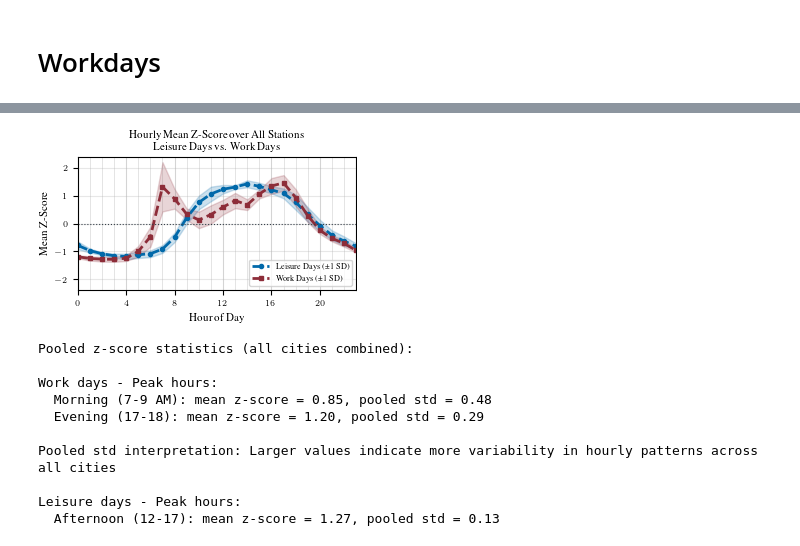
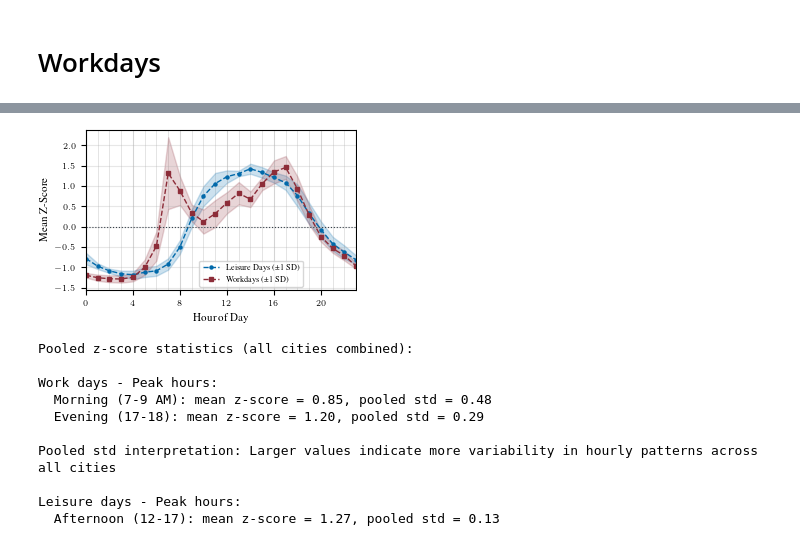
Before and after one commit to lohrynn/tuecycle, a Jupyter notebook: exp/regression.ipynb, the cells around one changed output, grey strips where cells are left out. Saved outputs shown, nothing was run; the diff lists cells and outputs as text; code cells hidden in the pictures.

```diff
--- a/exp/regression.ipynb
+++ b/exp/regression.ipynb
@@ -14,7 +14,7 @@ LEISURE_HOURS = list(range(10, 19))
 MAXLAGS = 8
 
 RAIN_INCREMENT_MM = 1  # Effect per x mm increase in precipitation
-TEMP_INCREMENT_C = 2.5   # Effect per x °C increase in temperature
+TEMP_INCREMENT_C = 5   # Effect per x °C increase in temperature
 
 # Stations to load
 STATIONS = [station for station in list_stations_with_weather()]
@@ -1242,8 +1171,8 @@ fig.savefig("city_ranking_leisure_vs_work.pdf")
 # %%
 # Precipitation effects: Leisure vs Work (overlapping bars)
-plt.rcParams.update(bundles.icml2024(column="half", nrows=1, ncols=1))
+plt.rcParams.update(bundles.icml2024(column="half", nrows=2, ncols=1))
 
-fig, ax = plt.subplots(figsize=(6, 4))
+fig, ax = plt.subplots()
 
 # Bar heights
 bar_height_leisure = 0.7
@@ -1266,13 +1195,12 @@ work_rain_xerr = np.vstack([work_rain - work_rain_lower, work_rain_upper - work_
 
 ax.set_yticks(y_pos)
 ax.set_yticklabels(cities_names)
-ax.set_xlabel("Effect on bike counts (\%)")
-ax.set_title("Precipitation Effect (per 1 mm)")
+ax.set_xlabel("Effect on Bike Counts (\%) per 1 mm Increase in Precipitation")
 ax.axvline(0, color=tue_dark, linewidth=0.8)
 ax.legend(loc="upper left")
 
 plt.tight_layout()
 plt.show()
 
-fig.savefig("city_ranking_precipitation_leisure_vs_work.pdf")
+fig.savefig("city_ranking_precipitation_leisure_vs_work.pdf", bbox_inches='tight')
 # %% [output]
@@ -1280,8 +1208,8 @@ fig.savefig("city_ranking_precipitation_leisure_vs_work.pdf")
 # %%
 # Temperature effects: Leisure vs Work (overlapping bars)
-plt.rcParams.update(bundles.icml2024(column="half", nrows=1, ncols=1))
+plt.rcParams.update(bundles.icml2024(column="half", nrows=2, ncols=1))
 
-fig, ax = plt.subplots(figsize=(6, 4))
+fig, ax = plt.subplots()
 
 # Bar heights
 bar_height_leisure = 0.7
@@ -1304,13 +1232,12 @@ work_temp_xerr = np.vstack([work_temp - work_temp_lower, work_temp_upper - work_
 
 ax.set_yticks(y_pos)
 ax.set_yticklabels(cities_names)
-ax.set_xlabel("Effect on bike counts (\%)")
-ax.set_title("Temperature Effect (per 5 °C)")
+ax.set_xlabel("Effect on Bike Counts (\%) per 5 °C Increase in Temperature")
 ax.axvline(0, color=tue_dark, linewidth=0.8)
 ax.legend(loc="upper right")
 
 plt.tight_layout()
 plt.show()
 
-fig.savefig("city_ranking_temperature_leisure_vs_work.pdf")
+fig.savefig("city_ranking_temperature_leisure_vs_work.pdf", bbox_inches='tight')
 # %% [output]
@@ -1573,54 +1316,48 @@ work_pooled_std = np.array([np.std(work_pooled_by_hour[h]) for h in range(24)])
 fig, ax = plt.subplots()
 
 # Plot leisure days
-ax.plot(hours, leisure_pooled_mean, color=tue_blue, linewidth=2, linestyle='--',
-        marker='o', markersize=3, label="Leisure Days (±1 SD)")
+ax.plot(hours, leisure_pooled_mean, color=tue_blue, linewidth=1, linestyle='--',
+        marker='o', markersize=2.2, label="Leisure Days (±1 SD)")
 ax.fill_between(hours,
                 leisure_pooled_mean - leisure_pooled_std,
                 leisure_pooled_mean + leisure_pooled_std,
                 alpha=0.2, color=tue_blue)
 
 # Plot work days
-ax.plot(hours, work_pooled_mean, color=tue_red, linewidth=2, linestyle='--',
-        marker='s', markersize=3, label="Workdays (±1 SD)")
+ax.plot(hours, work_pooled_mean, color=tue_red, linewidth=1, linestyle='--',
+        marker='s', markersize=2.2, label="Workdays (±1 SD)")
 ax.fill_between(hours,
                 work_pooled_mean - work_pooled_std,
                 work_pooled_mean + work_pooled_std,
                 alpha=0.2, color=tue_red)
 
 ax.set_xlabel("Hour of Day")
 ax.set_ylabel("Mean Z-Score")
-ax.set_title("Hourly Mean Z-Score over All Stations \n Leisure Days vs. Work Days")
 ax.set_xticks([0, 4, 8, 12, 16, 20])
 ax.set_xlim(0, 23)
 ax.axhline(0, color=tue_dark, linewidth=0.8, linestyle=':')
 
-# Center y-axis around 0
-ylim = ax.get_ylim()
-max_abs = max(abs(ylim[0]), abs(ylim[1]))
-ax.set_ylim(-max_abs, max_abs)
-
-ax.legend(loc="lower right")
+ax.legend(loc=(0.42, 0.02))
 ax.grid(True, alpha=0.3)
 # Add vertical lines at all whole numbers
 for h in range(24):
     ax.axvline(h, color='gray', linewidth=0.5, alpha=0.3, zorder=0)
 
 plt.show()
 
 fig.savefig("all_cities_zscore_hourly_leisure_vs_work.pdf", bbox_inches='tight')
 
 
 # Print statistics
 print("\nPooled z-score statistics (all cities combined):")
 print(f"\nWork days - Peak hours:")
 print(f"  Morning (7-9 AM): mean z-score = {work_pooled_mean[[7, 8, 9]].mean():.2f}, pooled std = {work_pooled_std[[7, 8, 9]].mean():.2f}")
 print(f"  Evening (17-18): mean z-score = {work_pooled_mean[[17, 18]].mean():.2f}, pooled std = {work_pooled_std[[17, 18]].mean():.2f}")
 print(f"\nPooled std interpretation: Larger values indicate more variability in hourly patterns across all cities")
 print(f"\nLeisure days - Peak hours:")
 print(f"  Afternoon (12-17): mean z-score = {leisure_pooled_mean[list(range(12, 18))].mean():.2f}, pooled std = {leisure_pooled_std[list(range(12, 18))].mean():.2f}")
 # %% [output]
-[figure, old version]
+[figure, new version]
 Pooled z-score statistics (all cities combined):
 
 Work days - Peak hours:
```
Also changed, not shown: parts of 15 cells of this notebook, 5 other files.
